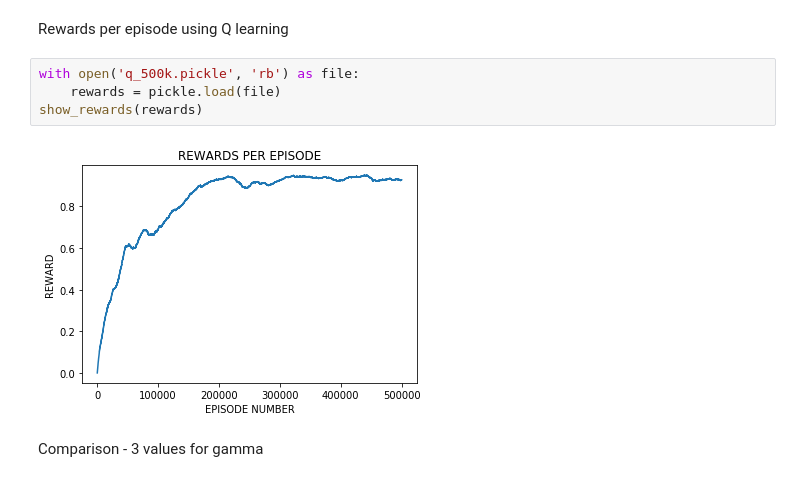
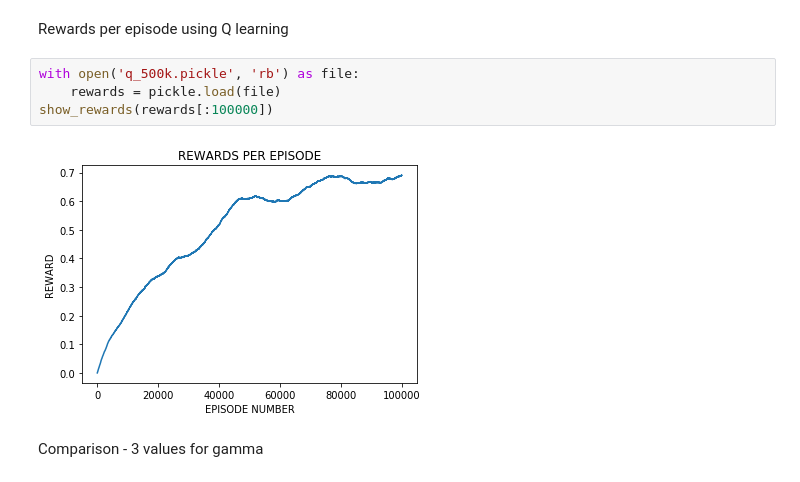
Before and after one commit to butoialexandra/Chess-Agent, a Jupyter notebook: Plots.ipynb, the cells around one changed output. Drawn from its saved outputs; the diff is of its cells as text.

```diff
--- a/Untitled.ipynb
+++ b/Plots.ipynb
@@ -78,9 +58,9 @@ Rewards per episode using Q learning
 # %%
 with open('q_500k.pickle', 'rb') as file:
     rewards = pickle.load(file)
-show_rewards(rewards)
+show_rewards(rewards[:100000])
 # %% [output]
-[figure, old version]
+[figure, new version]
 # %% [markdown]
 Comparison - 3 values for gamma
 # %%
```
Also changed, not shown: parts of 3 cells of this notebook, 26 other files.
